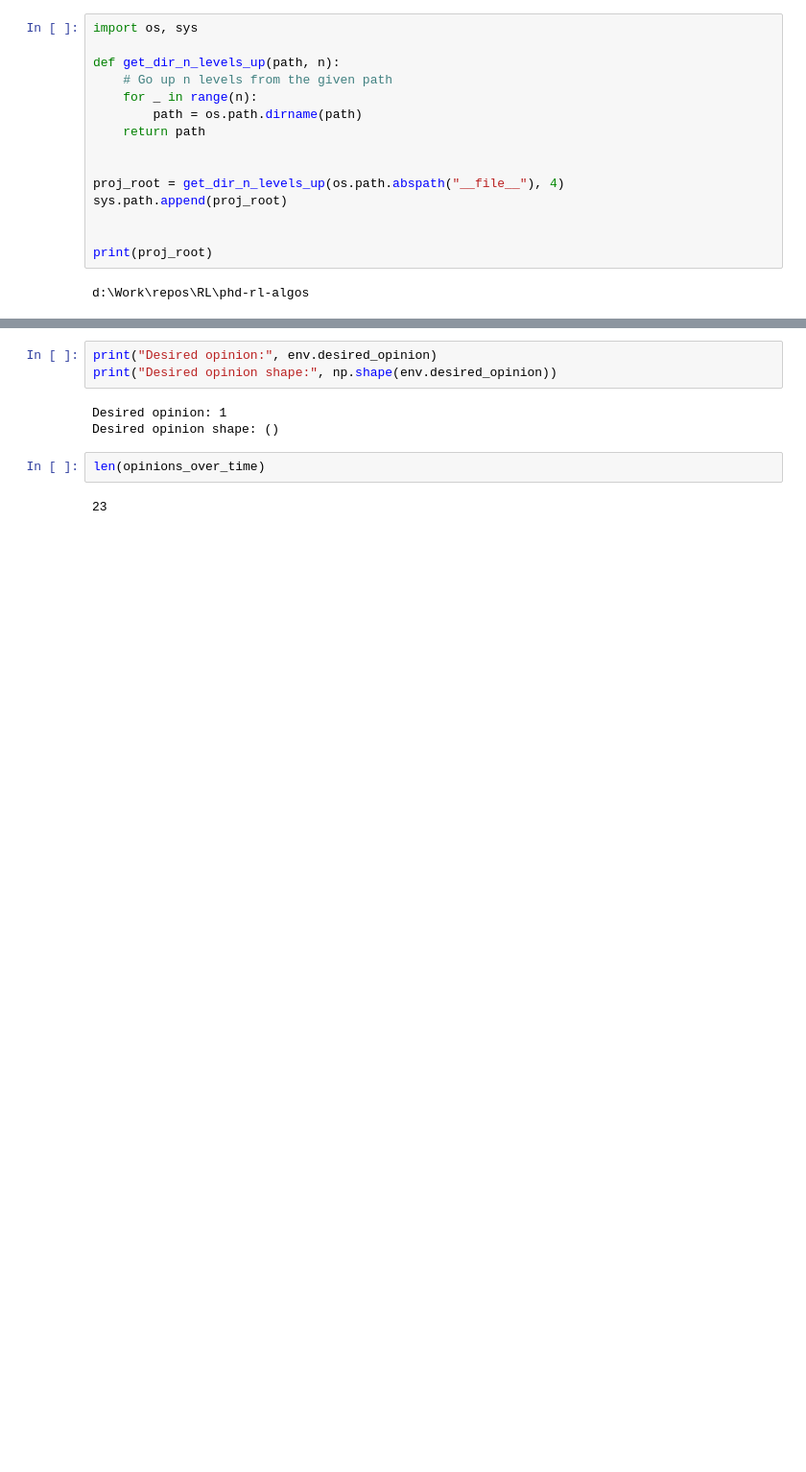
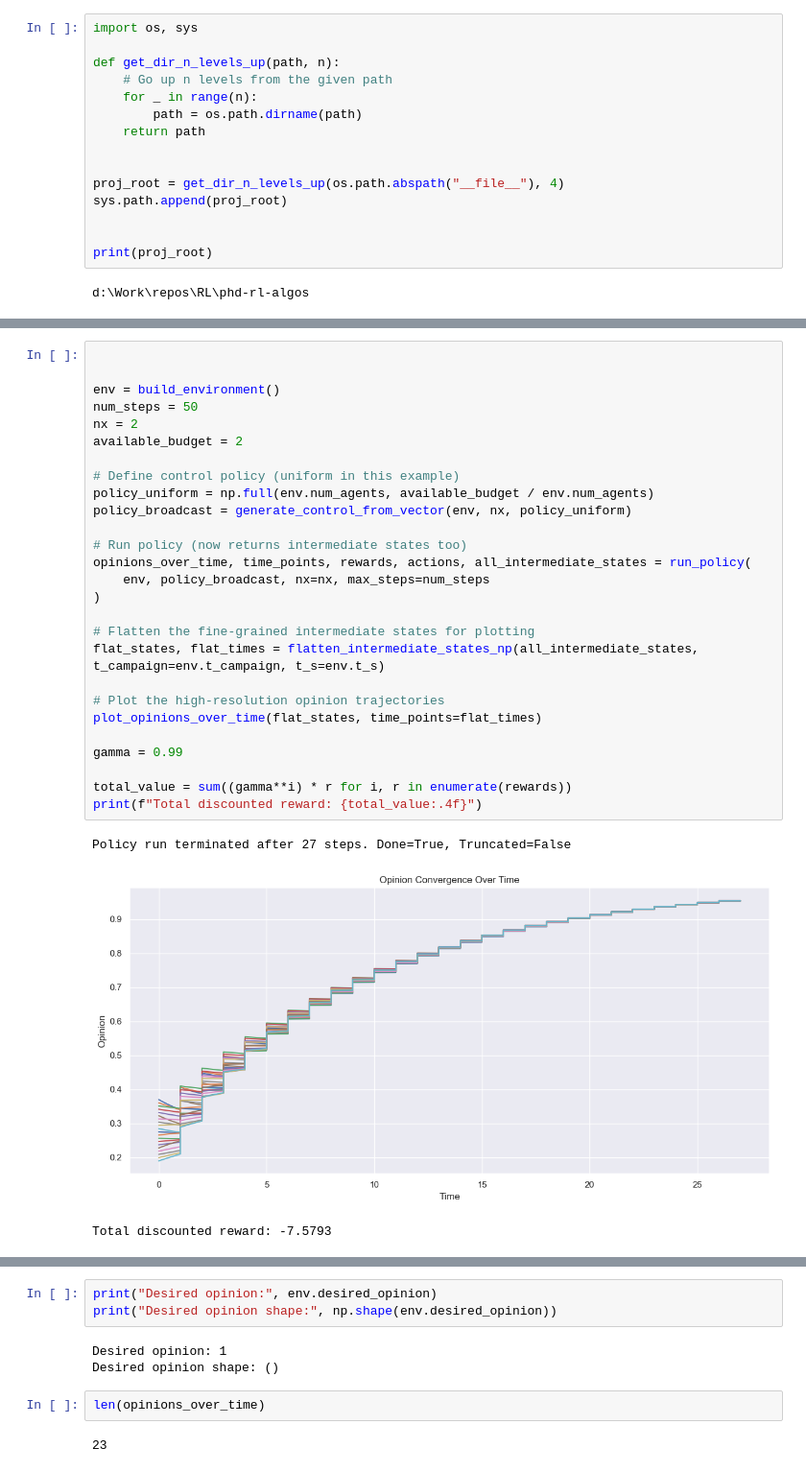
Before and after one commit to mariusdgm/phd-rl-algos, a Jupyter notebook: dqn/opinion_dynamics/experiments/baseline_dp_od.ipynb, the cells around one changed output, grey strips where cells are left out. Shown at 96% size. Cells and saved outputs as stored; diff of their text form; blank space fills up the shorter version.

Commit message:
started dqn experiment with coca and new sampling time

```diff
--- a/dqn/opinion_dynamics/experiments/baseline_dp_od.ipynb
+++ b/dqn/opinion_dynamics/experiments/baseline_dp_od.ipynb
@@ -131,3 +34,34 @@ AttributeError: 'NoneType' object has no attribute 'shape'
+# %%
+
+
+env = build_environment()
+num_steps = 50
+nx = 2
+available_budget = 2
+
+# Define control policy (uniform in this example)
+policy_uniform = np.full(env.num_agents, available_budget / env.num_agents)
+policy_broadcast = generate_control_from_vector(env, nx, policy_uniform)
+
+# Run policy (now returns intermediate states too)
+opinions_over_time, time_points, rewards, actions, all_intermediate_states = run_policy(
+    env, policy_broadcast, nx=nx, max_steps=num_steps
+)
+
+# Flatten the fine-grained intermediate states for plotting
+flat_states, flat_times = flatten_intermediate_states_np(all_intermediate_states, t_campaign=env.t_campaign, t_s=env.t_s)
+
+# Plot the high-resolution opinion trajectories
+plot_opinions_over_time(flat_states, time_points=flat_times)
+
+gamma = 0.99
+
+total_value = sum((gamma**i) * r for i, r in enumerate(rewards))
+print(f"Total discounted reward: {total_value:.4f}")
+# %% [output]
+Policy run terminated after 27 steps. Done=True, Truncated=False
+[figure, added]
+Total discounted reward: -7.5793
 # %%
 sum(rewards)
 # %% [output]
```
Also changed, not shown: parts of 9 cells of this notebook, 3 other files.
